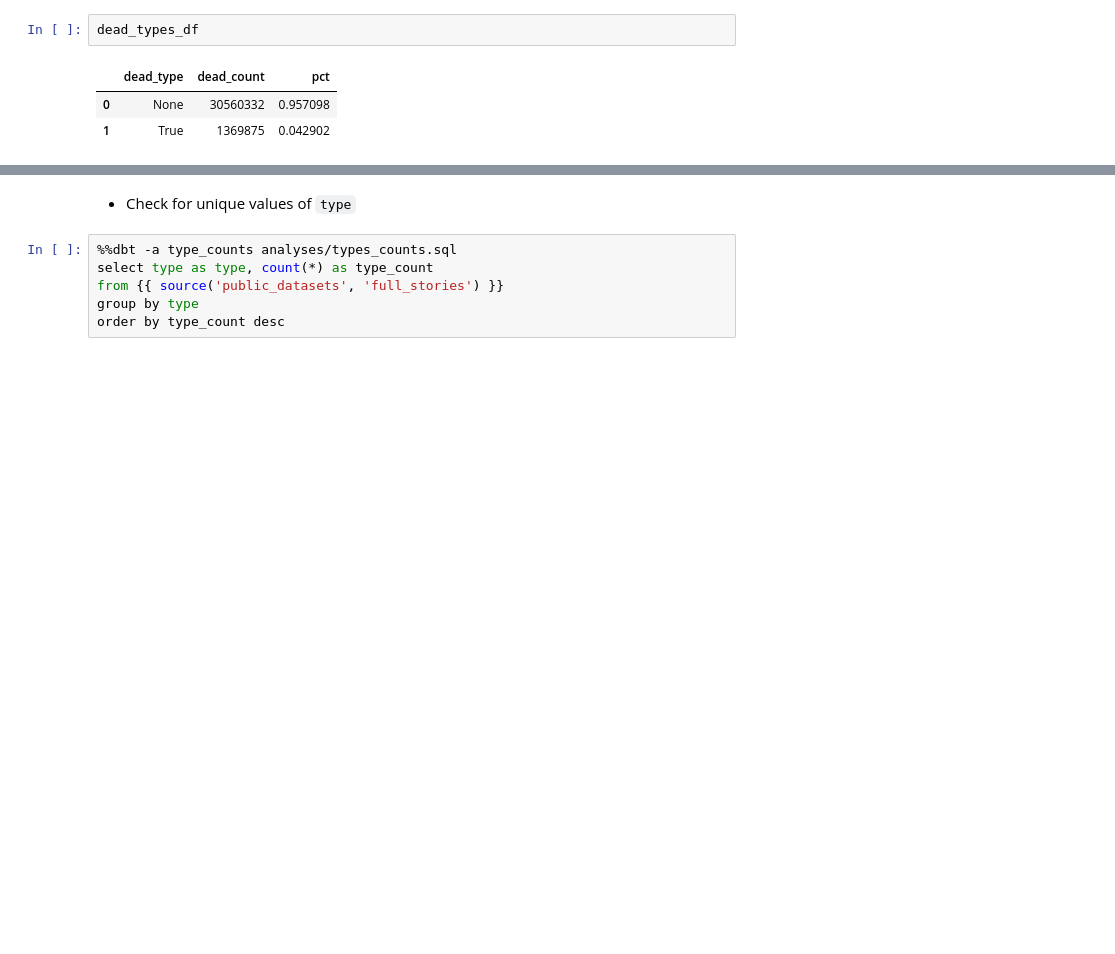
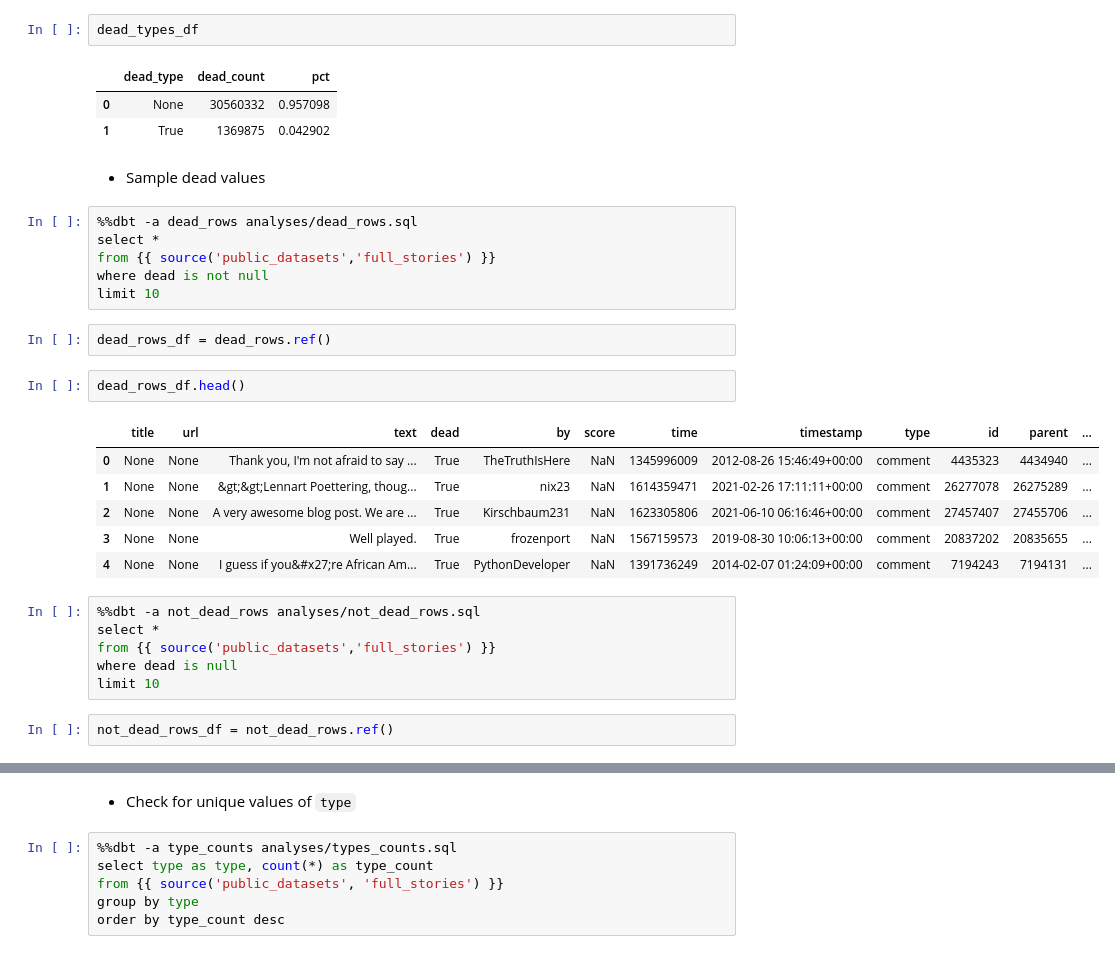
Before and after one commit to butchland/hn_whos_hiring, a Jupyter notebook: notebooks/analysis.ipynb, the cells around one changed output, grey strips where cells are left out. Drawn from its saved outputs; the diff is of its cells as text; blank space fills up the shorter version.

```diff
--- a/notebooks/analysis.ipynb
+++ b/notebooks/analysis.ipynb
@@ -160,3 +164,30 @@ dead_types_df
 |  | dead_type | dead_count | pct |
 | 0 | None | 30560332 | 0.957098 |
 | 1 | True | 1369875 | 0.042902 |
+# %% [markdown]
+* Sample dead values
+# %%
+%%dbt -a dead_rows analyses/dead_rows.sql
+select *
+from {{ source('public_datasets','full_stories') }}
+where dead is not null
+limit 10
+# %%
+dead_rows_df = dead_rows.ref()
+# %%
+dead_rows_df.head()
+# %% [output]
+|  | title | url | text | dead | by | score | time | timestamp | type | id | parent | ... |
+| 0 | None | None | Thank you, I'm not afraid to say ... | True | TheTruthIsHere | NaN | 1345996009 | 2012-08-26 15:46:49+00:00 | comment | 4435323 | 4434940 | ... |
+| 1 | None | None | &gt;&gt;Lennart Poettering, thoug... | True | nix23 | NaN | 1614359471 | 2021-02-26 17:11:11+00:00 | comment | 26277078 | 26275289 | ... |
+| 2 | None | None | A very awesome blog post. We are ... | True | Kirschbaum231 | NaN | 1623305806 | 2021-06-10 06:16:46+00:00 | comment | 27457407 | 27455706 | ... |
+| 3 | None | None | Well played. | True | frozenport | NaN | 1567159573 | 2019-08-30 10:06:13+00:00 | comment | 20837202 | 20835655 | ... |
+| 4 | None | None | I guess if you&#x27;re African Am... | True | PythonDeveloper | NaN | 1391736249 | 2014-02-07 01:24:09+00:00 | comment | 7194243 | 7194131 | ... |
+# %%
+%%dbt -a not_dead_rows analyses/not_dead_rows.sql
+select *
+from {{ source('public_datasets','full_stories') }}
+where dead is null
+limit 10
+# %%
+not_dead_rows_df = not_dead_rows.ref()
```
Also changed, not shown: parts of 19 cells of this notebook, 3 other files.
